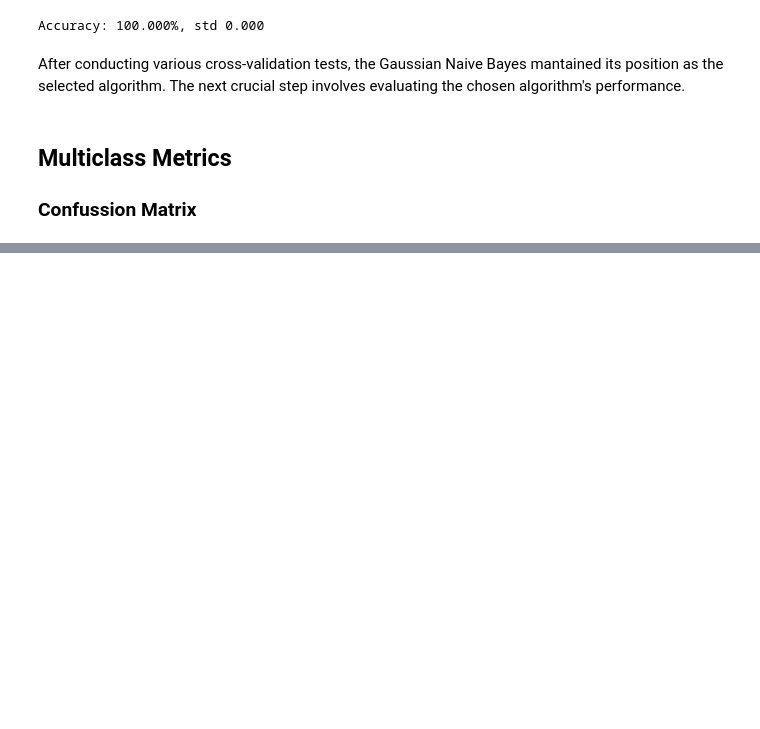
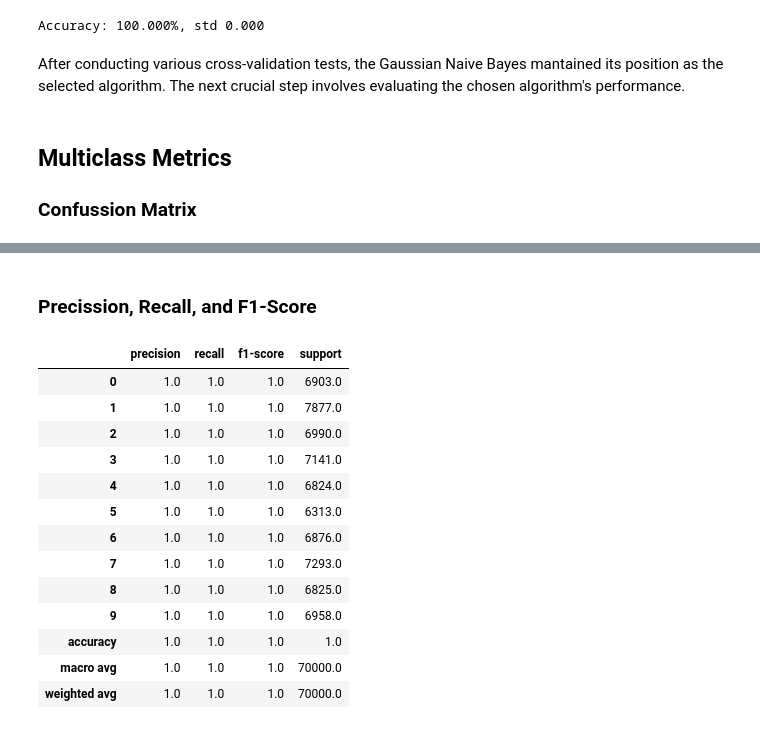
Before and after one commit to esolanoo/MNIST-Classification, a Jupyter notebook: MNIST.ipynb, the cells around one changed output, grey strips where cells are left out. Saved outputs shown, nothing was run; the diff lists cells and outputs as text; code cells hidden in the pictures; blank space fills up the shorter version.

```diff
--- a/MNIST.ipynb
+++ b/MNIST.ipynb
@@ -372,0 +377,21 @@ plt.show()
+# %% [markdown]
+### Precission, Recall, and F1-Score
+# %%
+from sklearn.metrics import classification_report
+
+pd.DataFrame(classification_report(y, y_pred, labels=sorted(list(set(y))), output_dict=True)).transpose()
+# %% [output]
+|  | precision | recall | f1-score | support |
+| 0 | 1.0 | 1.0 | 1.0 | 6903.0 |
+| 1 | 1.0 | 1.0 | 1.0 | 7877.0 |
+| 2 | 1.0 | 1.0 | 1.0 | 6990.0 |
+| 3 | 1.0 | 1.0 | 1.0 | 7141.0 |
+| 4 | 1.0 | 1.0 | 1.0 | 6824.0 |
+| 5 | 1.0 | 1.0 | 1.0 | 6313.0 |
+| 6 | 1.0 | 1.0 | 1.0 | 6876.0 |
+| 7 | 1.0 | 1.0 | 1.0 | 7293.0 |
+| 8 | 1.0 | 1.0 | 1.0 | 6825.0 |
+| 9 | 1.0 | 1.0 | 1.0 | 6958.0 |
+| accuracy | 1.0 | 1.0 | 1.0 | 1.0 |
+| macro avg | 1.0 | 1.0 | 1.0 | 70000.0 |
+| weighted avg | 1.0 | 1.0 | 1.0 | 70000.0 |
```
Also changed, not shown: parts of 12 cells of this notebook, 6 other files.
